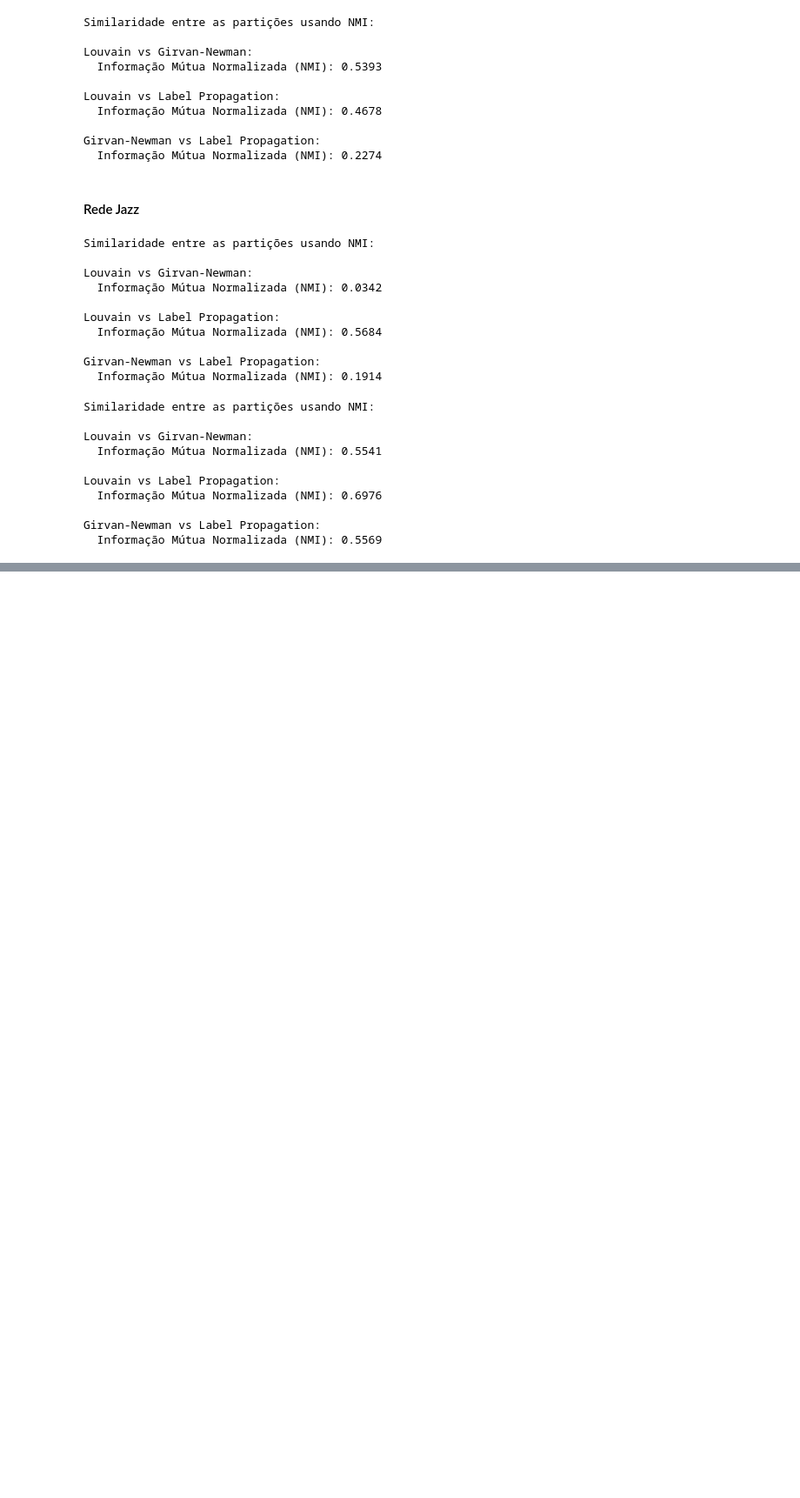
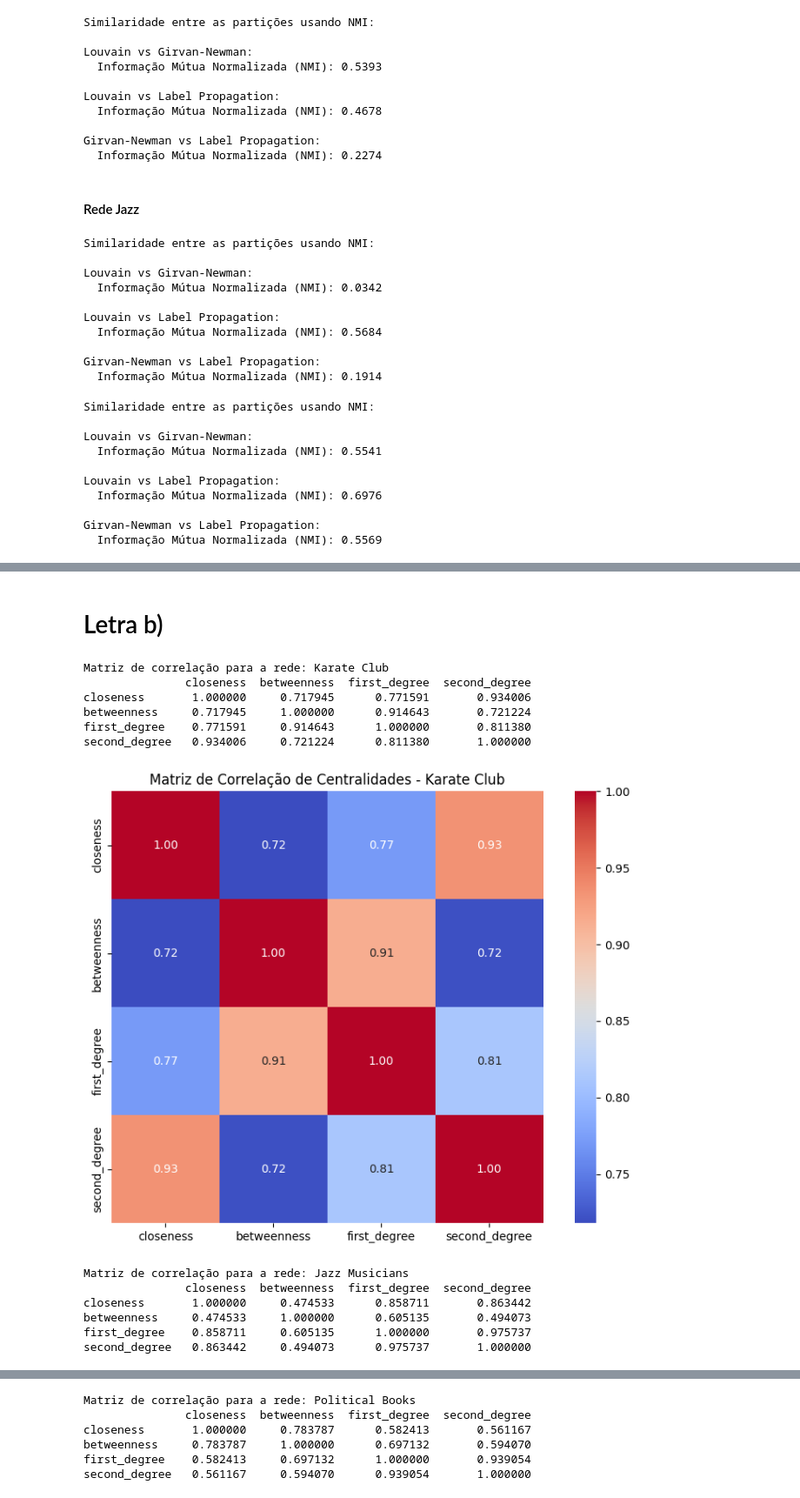
Before and after one commit to VictorFrancheto/logistic-regression, a Jupyter notebook: Prova_1.ipynb, the cells around one changed output, grey strips where cells are left out. Shown at 87% size. Cells and saved outputs as stored; diff of their text form; code cells hidden in the pictures; blank space fills up the shorter version.

```diff
--- a/Prova_1.ipynb
+++ b/Prova_1.ipynb
@@ -579,0 +686,47 @@ Girvan-Newman vs Label Propagation:
+# %% [markdown]
+# Letra b)
+# %%
+def calculate_correlation(centralities, network_name):
+    """
+    Calcula a correlação entre as diferentes medidas de centralidade e gera uma matriz de correlação.
+
+    Parâmetros:
+    centralities (dict): Dicionário com as centralidades calculadas para uma rede.
+    network_name (str): Nome da rede para fins de identificação no título.
+    """
+
+    # Converter o dicionário de centralidades em DataFrame para facilitar o cálculo da correlação
+    centralities_df = pd.DataFrame(centralities)
+
+    # Calcular a matriz de correlação (Pearson)
+    correlation_matrix = centralities_df.corr(method='pearson')
+
+    # Mostrar a matriz de correlação
+    print(f"\nMatriz de correlação para a rede: {network_name}")
+    print(correlation_matrix)
+
+    # Gerar um heatmap para visualizar a correlação
+    plt.figure(figsize=(8, 6))
+    sns.heatmap(correlation_matrix, annot=True, cmap='coolwarm', fmt='.2f', cbar=True, square=True)
+    plt.title(f'Matriz de Correlação de Centralidades - {network_name}')
+    plt.tight_layout()
+    plt.show()
+
+# Exemplo de uso para calcular e mostrar as correlações para cada rede
+calculate_correlation(centralities_karate, "Karate Club")
+calculate_correlation(centralities_jazz, "Jazz Musicians")
+calculate_correlation(centralities_polbooks, "Political Books")
+# %% [output]
+Matriz de correlação para a rede: Karate Club
+               closeness  betweenness  first_degree  second_degree
+closeness       1.000000     0.717945      0.771591       0.934006
+betweenness     0.717945     1.000000      0.914643       0.721224
+first_degree    0.771591     0.914643      1.000000       0.811380
+second_degree   0.934006     0.721224      0.811380       1.000000
+[figure, added]
+Matriz de correlação para a rede: Jazz Musicians
+               closeness  betweenness  first_degree  second_degree
+closeness       1.000000     0.474533      0.858711       0.863442
+betweenness     0.474533     1.000000      0.605135       0.494073
+first_degree    0.858711     0.605135      1.000000       0.975737
+second_degree   0.863442     0.494073      0.975737       1.000000
@@ -579,0 +734,6 @@ Girvan-Newman vs Label Propagation:
+Matriz de correlação para a rede: Political Books
+               closeness  betweenness  first_degree  second_degree
+closeness       1.000000     0.783787      0.582413       0.561167
+betweenness     0.783787     1.000000      0.697132       0.594070
+first_degree    0.582413     0.697132      1.000000       0.939054
+second_degree   0.561167     0.594070      0.939054       1.000000
```
Also changed, not shown: parts of 21 cells of this notebook.
